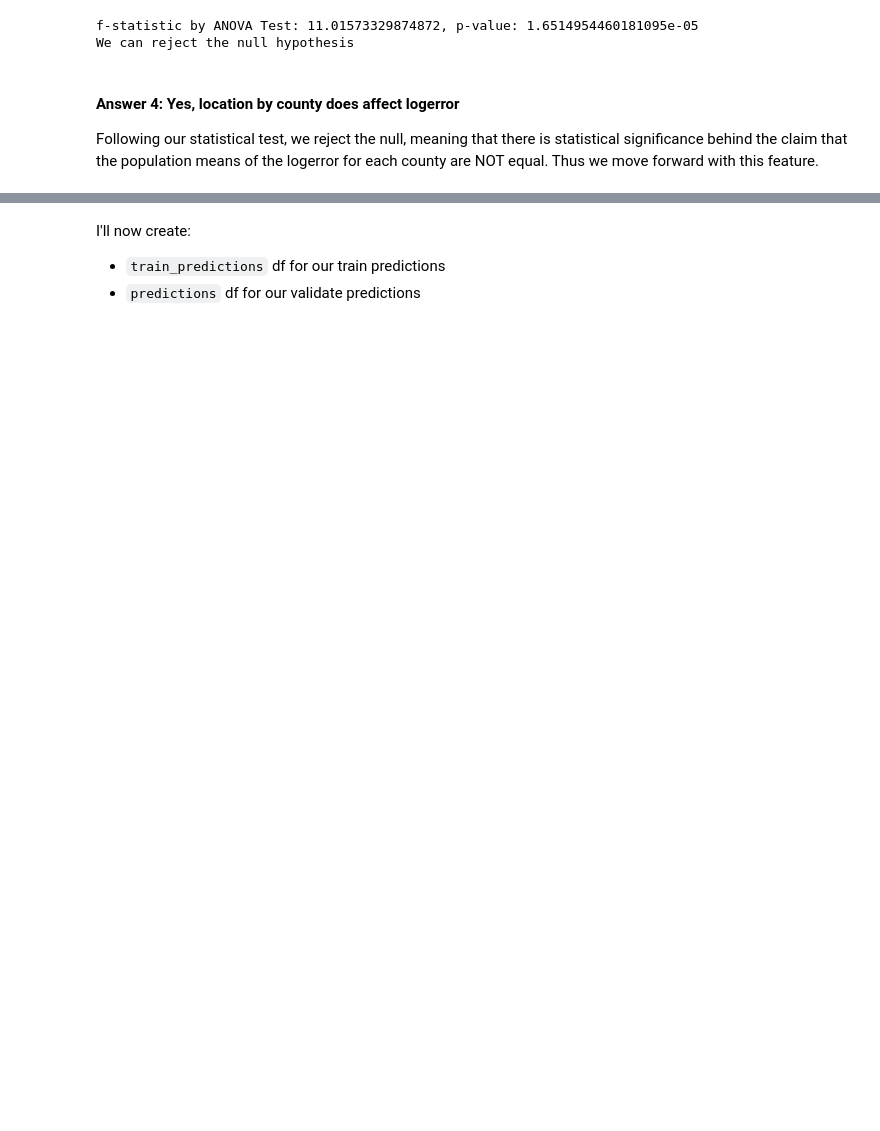
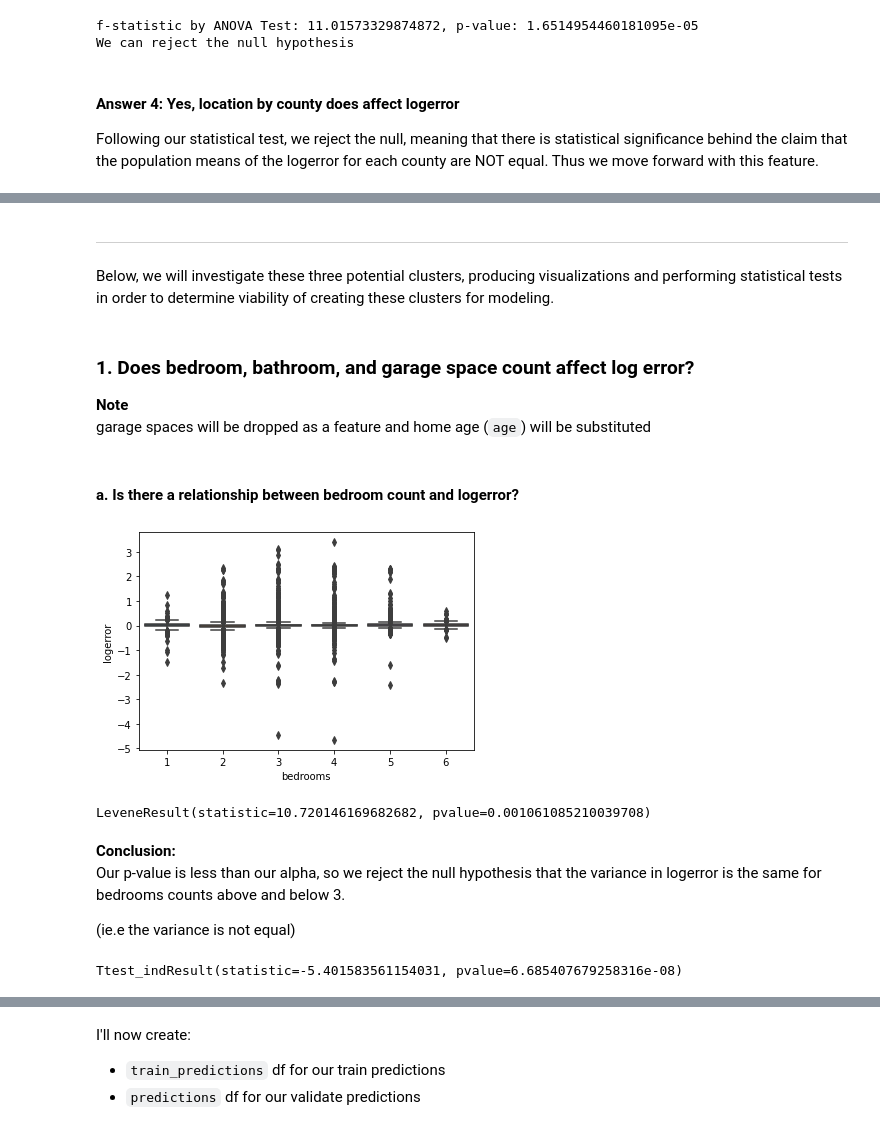
Before and after one commit to SchneemannDavid/clustering_project, a Jupyter notebook: Final_Report.ipynb, the cells around one changed output, grey strips where cells are left out. Cells and saved outputs as stored; diff of their text form; code cells hidden in the pictures; blank space fills up the shorter version.

Commit message:
Complete FinalReport and README; confirmed completion of py files; Basically done with clustering project :)

```diff
--- a/Final_Report.ipynb
+++ b/Final_Report.ipynb
@@ -318,0 +296,37 @@ y_test_scaled = test_scaled['logerror']
+# %% [markdown]
+-----------------------------------------------------------------------------------------------------------
+Below, we will investigate these three potential clusters, producing visualizations and performing statistical tests in order to determine viability of creating these clusters for modeling.
+# %% [markdown]
+### 1. Does bedroom, bathroom, and garage space count affect log error?
+**Note** \
+garage spaces will be dropped as a feature and home age (`age`) will be substituted
+# %% [markdown]
+#### a. Is there a relationship between bedroom count and logerror?
+# %%
+sns.boxplot(data=train, y='logerror', x='bedrooms')
+plt.show()
+# %% [output]
+[figure, added]
+# %%
+#H0: Variances are equal
+#Ha: Variances are not equal
+
+stats.levene(
+    train[train.bedrooms <= 3].logerror,
+    train[train.bedrooms > 3].logerror,
+)
+# %% [output]
+LeveneResult(statistic=10.720146169682682, pvalue=0.001061085210039708)
+# %% [markdown]
+**Conclusion:** \
+Our p-value is less than our alpha, so we reject the null hypothesis that the variance in logerror is the same for bedrooms counts above and below 3.
+
+(ie.e the variance is not equal)
+# %%
+stats.ttest_ind(
+    train[train.bedrooms <= 3].logerror,
+    train[train.bedrooms > 3].logerror,
+    equal_var=False,
+)
+# %% [output]
+Ttest_indResult(statistic=-5.401583561154031, pvalue=6.685407679258316e-08)
```
Also changed, not shown: parts of 115 cells of this notebook, 3 other files.
